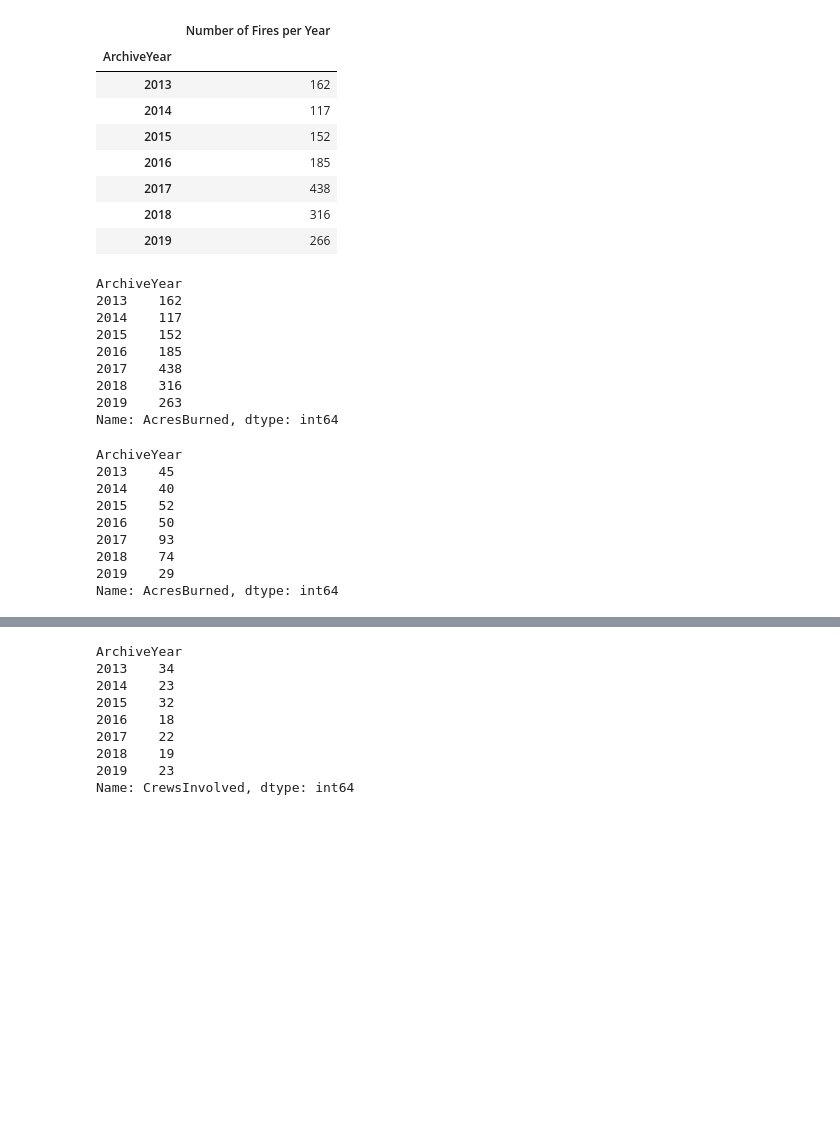
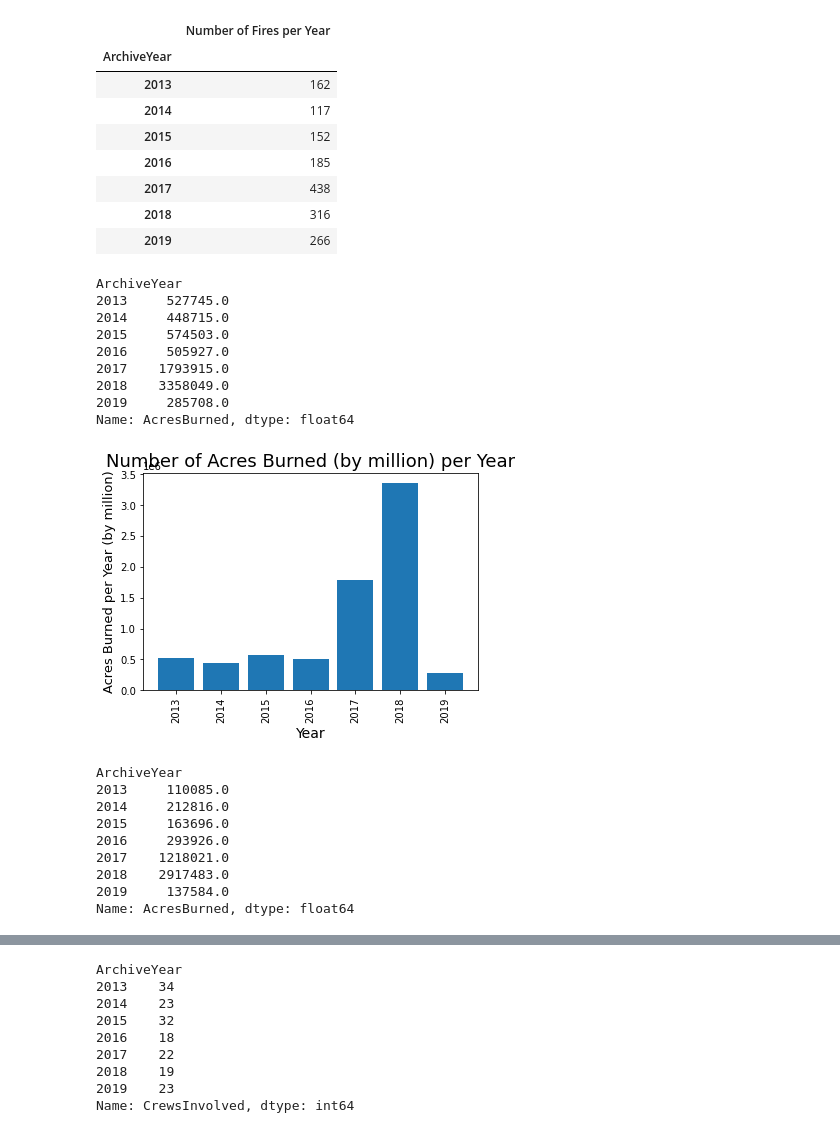
Before and after one commit to jump8621/data-project-I, a Jupyter notebook: main_Lydia.ipynb, the cells around one changed output, grey strips where cells are left out. Drawn from its saved outputs; the diff is of its cells as text; code cells hidden in the pictures; blank space fills up the shorter version.

```diff
--- a/main_Lydia.ipynb
+++ b/main_Lydia.ipynb
@@ -175,28 +201,41 @@ sample
 | 2018 | 316 |
 | 2019 | 266 |
 # %%
-years_acres = pyre_df.groupby(["ArchiveYear"]).count()["AcresBurned"]
+years_acres = pyre_df.groupby(["ArchiveYear"]).sum()["AcresBurned"]
 years_acres
 # %% [output]
 ArchiveYear
-2013    162
-2014    117
-2015    152
-2016    185
-2017    438
-2018    316
-2019    263
-Name: AcresBurned, dtype: int64
+2013     527745.0
+2014     448715.0
+2015     574503.0
+2016     505927.0
+2017    1793915.0
+2018    3358049.0
+2019     285708.0
+Name: AcresBurned, dtype: float64
+# %%
+plt.bar(years_acres.index.values, years_acres.values)
+
+plt.xlabel("Year", fontsize=14)
+plt.ylabel("Acres Burned per Year (by million)", fontsize=13)
+plt.title("Number of Acres Burned (by million) per Year", fontsize=18)
+
+plt.xticks(rotation=90)
+plt.tick_params(axis='x', which='major', labelsize=10)
+
+plt.show()
+# %% [output]
+[figure, added]
 # %%
-years_major_acres = major.groupby(["ArchiveYear"]).count()["AcresBurned"]
+years_major_acres = major.groupby(["ArchiveYear"]).sum()["AcresBurned"]
 years_major_acres
 # %% [output]
 ArchiveYear
-2013    45
-2014    40
-2015    52
-2016    50
-2017    93
-2018    74
-2019    29
-Name: AcresBurned, dtype: int64
+2013     110085.0
+2014     212816.0
+2015     163696.0
+2016     293926.0
+2017    1218021.0
+2018    2917483.0
+2019     137584.0
+Name: AcresBurned, dtype: float64
```
Also changed, not shown: parts of 7 cells of this notebook.
